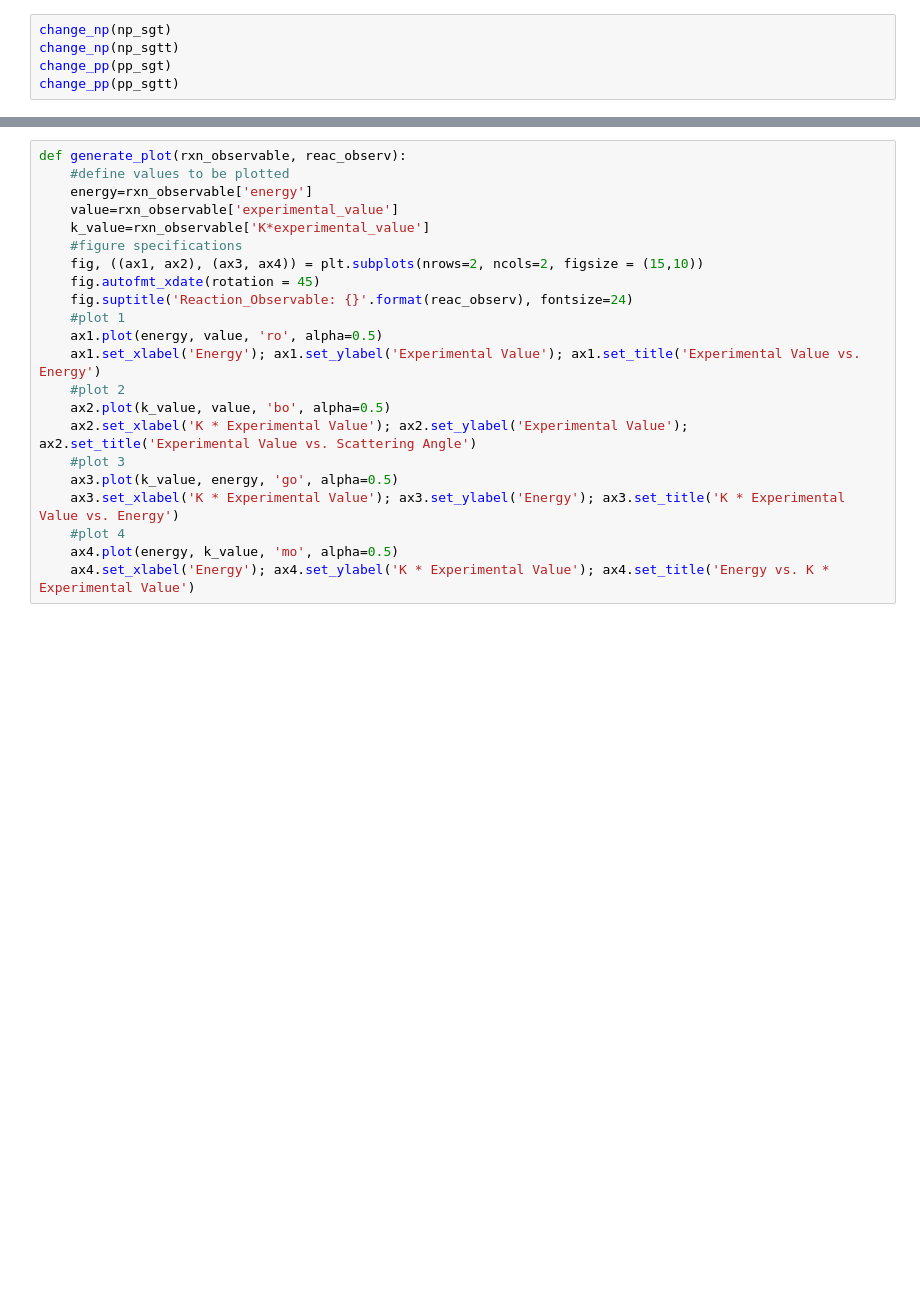
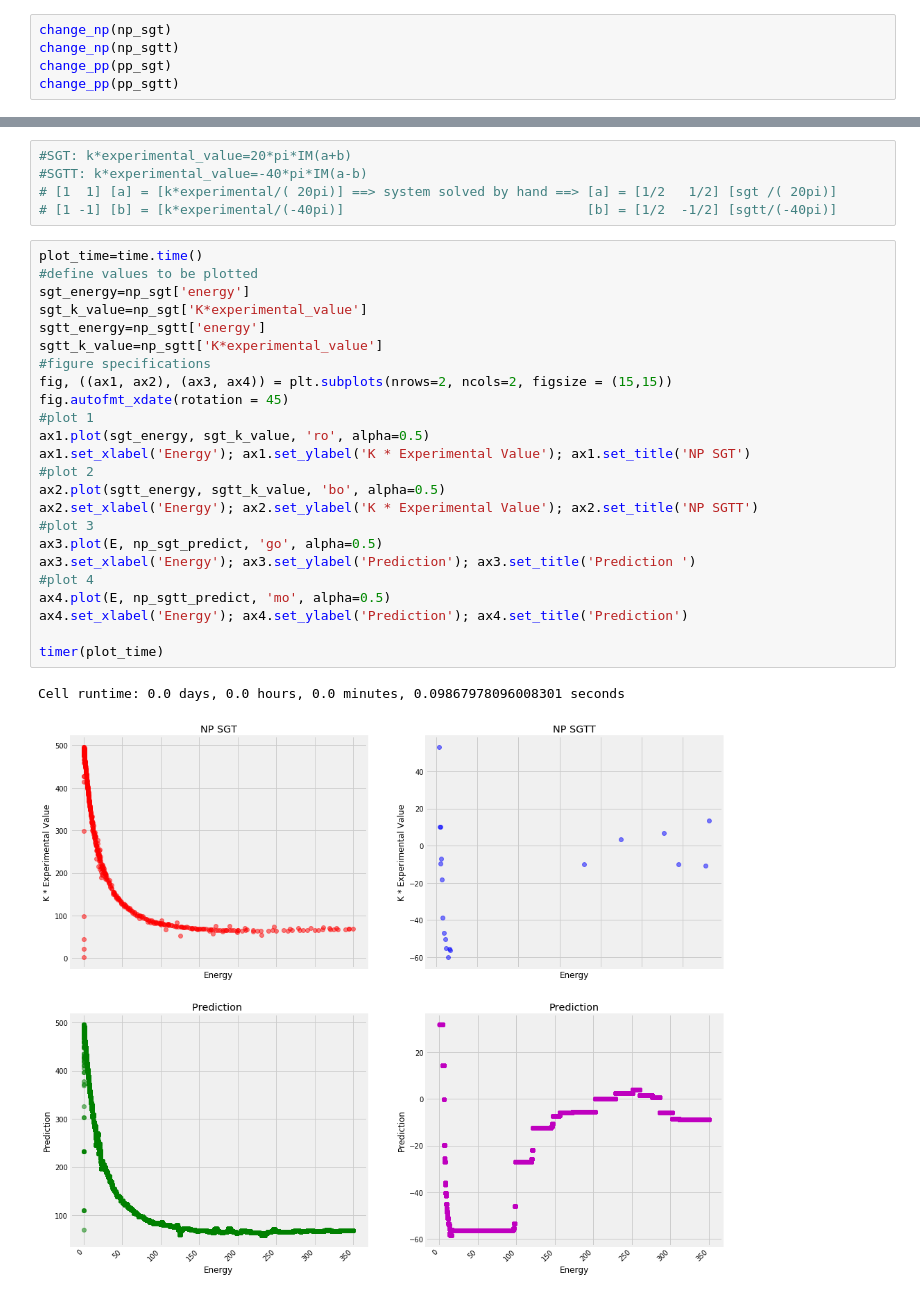
Before and after one commit to Steviered19/Scattering_Random_Forest, a Jupyter notebook: SGT_Training.ipynb, the cells around one changed output, grey strips where cells are left out. Saved outputs shown, nothing was run; the diff lists cells and outputs as text; blank space fills up the shorter version.

```diff
--- a/SGT_Training.ipynb
+++ b/SGT_Training.ipynb
@@ -76,22 +297,32 @@ pp_sgtt[['energy','experimental_value','K*experimental_value']]
+# %%
+#SGT: k*experimental_value=20*pi*IM(a+b)
+#SGTT: k*experimental_value=-40*pi*IM(a-b)
+# [1  1] [a] = [k*experimental/( 20pi)] ==> system solved by hand ==> [a] = [1/2   1/2] [sgt /( 20pi)]
+# [1 -1] [b] = [k*experimental/(-40pi)]                               [b] = [1/2  -1/2] [sgtt/(-40pi)]
 # %%
-def generate_plot(rxn_observable, reac_observ):
-    #define values to be plotted
-    energy=rxn_observable['energy']
-    value=rxn_observable['experimental_value']
-    k_value=rxn_observable['K*experimental_value']
-    #figure specifications
-    fig, ((ax1, ax2), (ax3, ax4)) = plt.subplots(nrows=2, ncols=2, figsize = (15,10))
-    fig.autofmt_xdate(rotation = 45)
-    fig.suptitle('Reaction_Observable: {}'.format(reac_observ), fontsize=24)
-    #plot 1
-    ax1.plot(energy, value, 'ro', alpha=0.5)
-    ax1.set_xlabel('Energy'); ax1.set_ylabel('Experimental Value'); ax1.set_title('Experimental Value vs. Energy')
-    #plot 2
-    ax2.plot(k_value, value, 'bo', alpha=0.5)
-    ax2.set_xlabel('K * Experimental Value'); ax2.set_ylabel('Experimental Value'); ax2.set_title('Experimental Value vs. Scattering Angle')
-    #plot 3
-    ax3.plot(k_value, energy, 'go', alpha=0.5)
-    ax3.set_xlabel('K * Experimental Value'); ax3.set_ylabel('Energy'); ax3.set_title('K * Experimental Value vs. Energy')
-    #plot 4
-    ax4.plot(energy, k_value, 'mo', alpha=0.5)
-    ax4.set_xlabel('Energy'); ax4.set_ylabel('K * Experimental Value'); ax4.set_title('Energy vs. K * Experimental Value')
+plot_time=time.time()
+#define values to be plotted
+sgt_energy=np_sgt['energy']
+sgt_k_value=np_sgt['K*experimental_value']
+sgtt_energy=np_sgtt['energy']
+sgtt_k_value=np_sgtt['K*experimental_value']
+#figure specifications
+fig, ((ax1, ax2), (ax3, ax4)) = plt.subplots(nrows=2, ncols=2, figsize = (15,15))
+fig.autofmt_xdate(rotation = 45)
+#plot 1
+ax1.plot(sgt_energy, sgt_k_value, 'ro', alpha=0.5)
+ax1.set_xlabel('Energy'); ax1.set_ylabel('K * Experimental Value'); ax1.set_title('NP SGT')
+#plot 2
+ax2.plot(sgtt_energy, sgtt_k_value, 'bo', alpha=0.5)
+ax2.set_xlabel('Energy'); ax2.set_ylabel('K * Experimental Value'); ax2.set_title('NP SGTT')
+#plot 3
+ax3.plot(E, np_sgt_predict, 'go', alpha=0.5)
+ax3.set_xlabel('Energy'); ax3.set_ylabel('Prediction'); ax3.set_title('Prediction ')
+#plot 4
+ax4.plot(E, np_sgtt_predict, 'mo', alpha=0.5)
+ax4.set_xlabel('Energy'); ax4.set_ylabel('Prediction'); ax4.set_title('Prediction')
+
+timer(plot_time)
+# %% [output]
+Cell runtime: 0.0 days, 0.0 hours, 0.0 minutes, 0.09867978096008301 seconds
+[figure, added]
```
Also changed, not shown: parts of 25 cells of this notebook, 54 other files.
